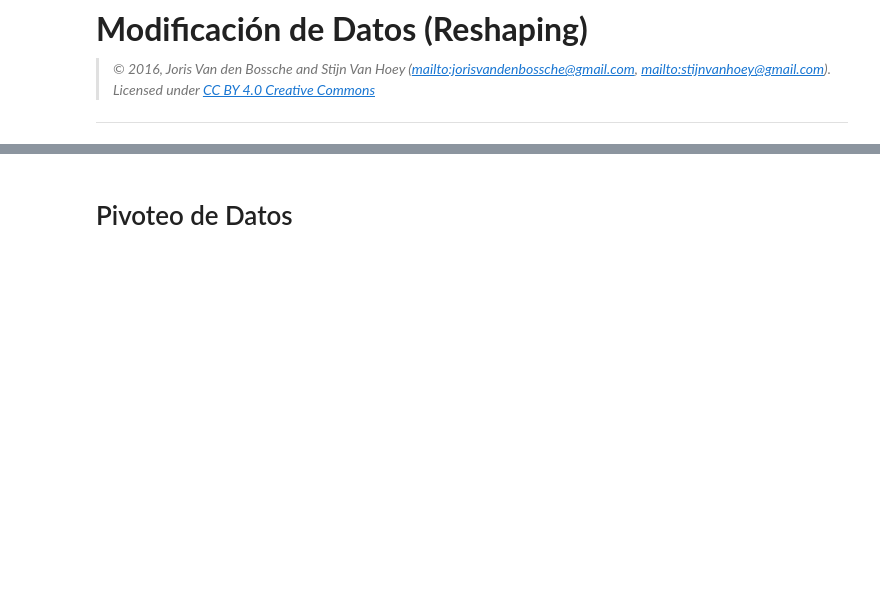
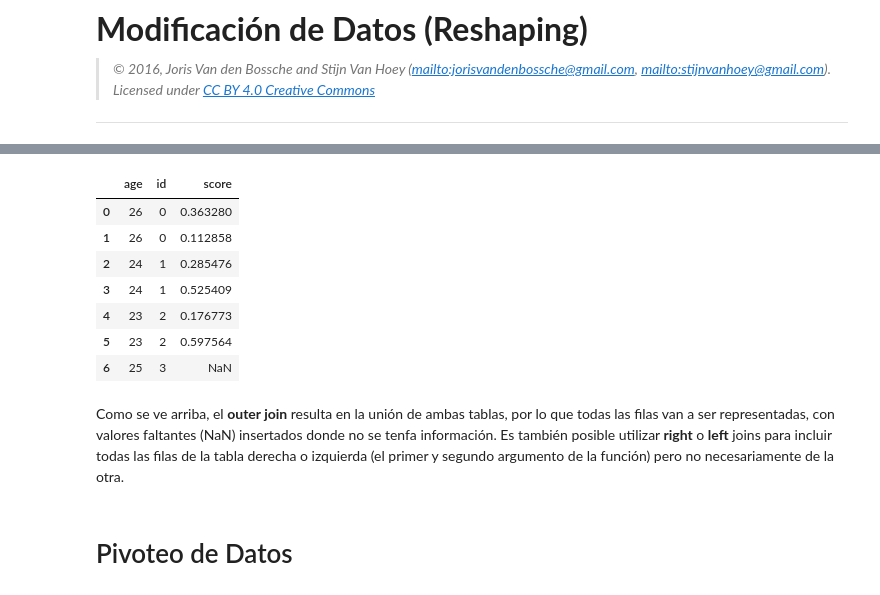
Before and after one commit to fireblend-clases/pandas-tutorial, a Jupyter notebook: solved - 06 - Modificacion de Datos (Reshaping).ipynb, the cells around one changed output, grey strips where cells are left out. Cells and saved outputs as stored; diff of their text form; code cells hidden in the pictures; blank space fills up the shorter version.

```diff
--- a/solved - 06 - Modificacion de Datos (Reshaping).ipynb
+++ b/solved - 06 - Modificacion de Datos (Reshaping).ipynb
@@ -12,0 +17,6 @@ import matplotlib.pyplot as plt
+# %%
+df1 = pd.DataFrame(dict(id=range(4), age=np.random.randint(18, 31, size=4)))
+df2 = pd.DataFrame(dict(id=list(range(3))+list(range(3)),
+                        score=np.random.random(size=6)))
+
+df1
@@ -13,3 +53,16 @@ import matplotlib.pyplot as plt
+# %%
+pd.merge(df1, df2, how='outer')
+# %% [output]
+|  | age | id | score |
+| 0 | 26 | 0 | 0.363280 |
+| 1 | 26 | 0 | 0.112858 |
+| 2 | 24 | 1 | 0.285476 |
+| 3 | 24 | 1 | 0.525409 |
+| 4 | 23 | 2 | 0.176773 |
+| 5 | 23 | 2 | 0.597564 |
+| 6 | 25 | 3 | NaN |
+# %% [markdown]
+Como se ve arriba, el **outer join** resulta en la unión de ambas tablas, por lo que todas las filas van a ser representadas, con valores faltantes (NaN) insertados donde no se tenfa información. Es también posible utilizar **right** o **left** joins para incluir todas las filas de la tabla derecha o izquierda (el primer y segundo argumento de la función) pero no necesariamente de la otra.
 # %% [markdown]
 # Pivoteo de Datos
 # %% [markdown]
```
Also changed, not shown: parts of 37 cells of this notebook, 3 other files.
